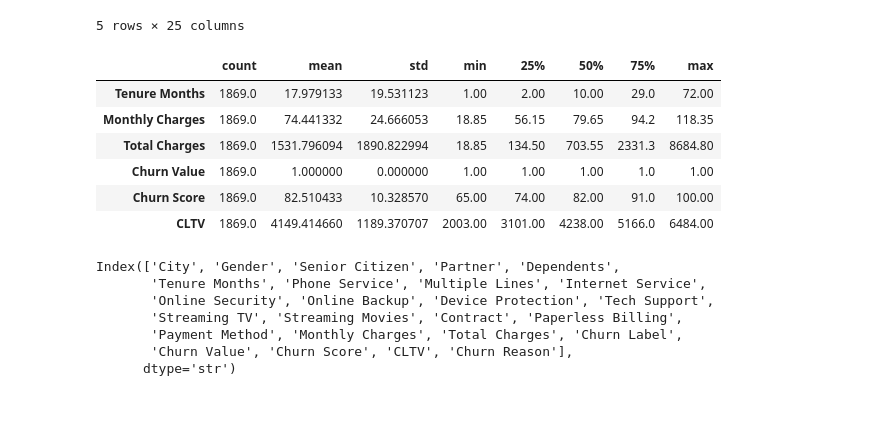
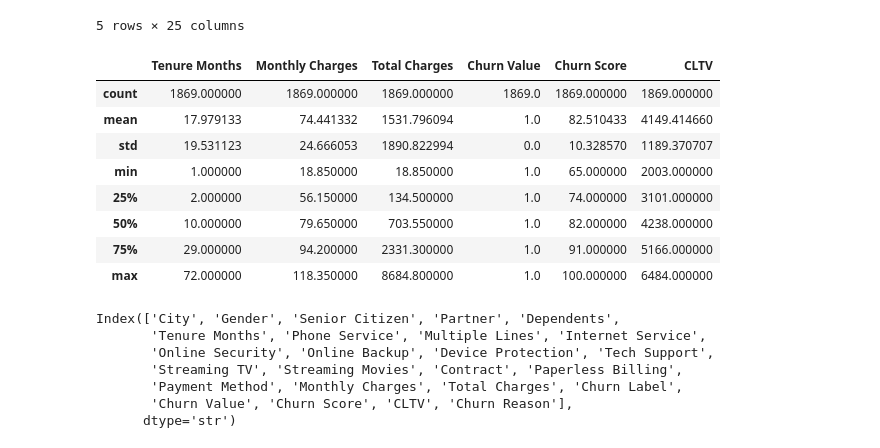
Before and after one commit to BS-prime/Customer-Churn-Prediction-and-Retention-Strategy, a Jupyter notebook: notebooks/eda.ipynb, the cells around one changed output. Saved outputs shown, nothing was run; the diff lists cells and outputs as text; code cells hidden in the pictures; blank space fills up the shorter version.

```diff
--- a/notebooks/eda.ipynb
+++ b/notebooks/eda.ipynb
@@ -28,15 +29,17 @@ df.head()
 5 rows × 25 columns
 # %%
 # check description of churn customers
-df[df["Churn Value"] == 1].describe().T
+df[df["Churn Value"] == 1].describe()
 # %% [output]
-|  | count | mean | std | min | 25% | 50% | 75% | max |
-| Tenure Months | 1869.0 | 17.979133 | 19.531123 | 1.00 | 2.00 | 10.00 | 29.0 | 72.00 |
-| Monthly Charges | 1869.0 | 74.441332 | 24.666053 | 18.85 | 56.15 | 79.65 | 94.2 | 118.35 |
-| Total Charges | 1869.0 | 1531.796094 | 1890.822994 | 18.85 | 134.50 | 703.55 | 2331.3 | 8684.80 |
-| Churn Value | 1869.0 | 1.000000 | 0.000000 | 1.00 | 1.00 | 1.00 | 1.0 | 1.00 |
-| Churn Score | 1869.0 | 82.510433 | 10.328570 | 65.00 | 74.00 | 82.00 | 91.0 | 100.00 |
-| CLTV | 1869.0 | 4149.414660 | 1189.370707 | 2003.00 | 3101.00 | 4238.00 | 5166.0 | 6484.00 |
+|  | Tenure Months | Monthly Charges | Total Charges | Churn Value | Churn Score | CLTV |
+| count | 1869.000000 | 1869.000000 | 1869.000000 | 1869.0 | 1869.000000 | 1869.000000 |
+| mean | 17.979133 | 74.441332 | 1531.796094 | 1.0 | 82.510433 | 4149.414660 |
+| std | 19.531123 | 24.666053 | 1890.822994 | 0.0 | 10.328570 | 1189.370707 |
+| min | 1.000000 | 18.850000 | 18.850000 | 1.0 | 65.000000 | 2003.000000 |
+| 25% | 2.000000 | 56.150000 | 134.500000 | 1.0 | 74.000000 | 3101.000000 |
+| 50% | 10.000000 | 79.650000 | 703.550000 | 1.0 | 82.000000 | 4238.000000 |
+| 75% | 29.000000 | 94.200000 | 2331.300000 | 1.0 | 91.000000 | 5166.000000 |
+| max | 72.000000 | 118.350000 | 8684.800000 | 1.0 | 100.000000 | 6484.000000 |
 # %%
 df.columns
 # %% [output]
```
Also changed, not shown: parts of 4 cells of this notebook, 5 other files.
